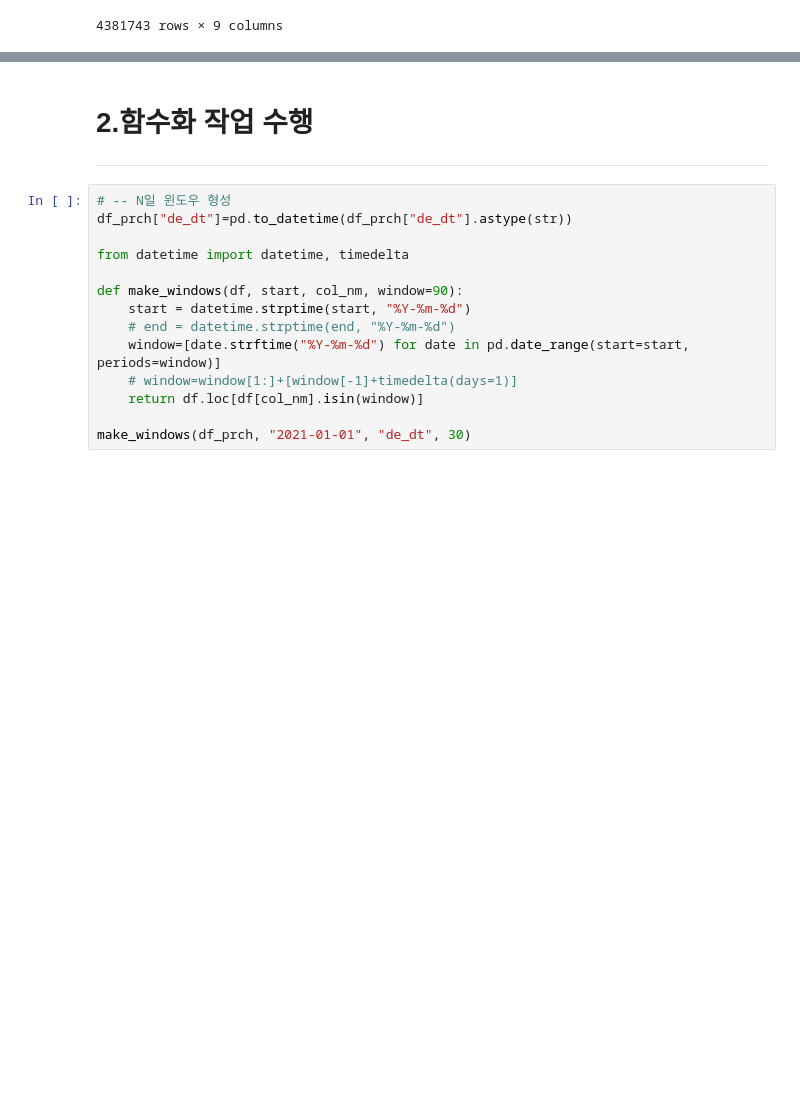
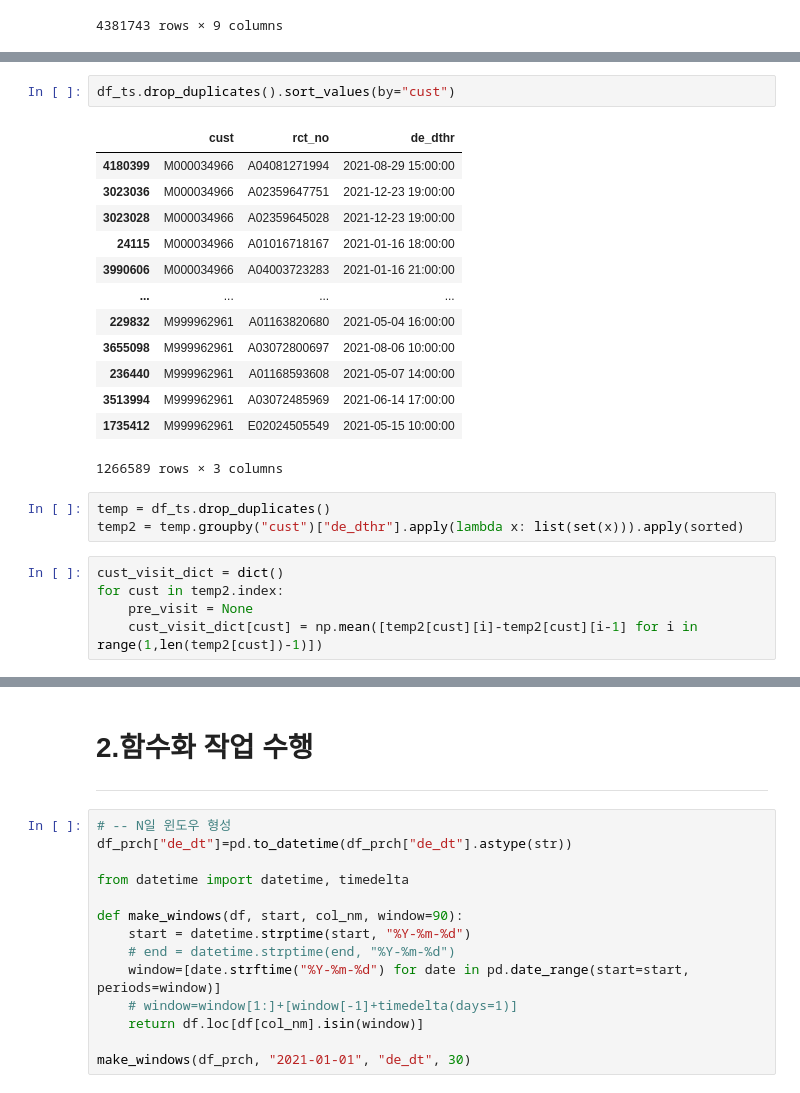
Before and after one commit to osy5882/Lpoint_competition, a Jupyter notebook: assocation_rules/make_rules.ipynb, the cells around one changed output, grey strips where cells are left out. Cells and saved outputs as stored; diff of their text form; blank space fills up the shorter version.

```diff
--- a/assocation_rules/make_rules.ipynb
+++ b/assocation_rules/make_rules.ipynb
@@ -344,0 +369,24 @@ make_ts_column(df_prch)
+# %%
+df_ts.drop_duplicates().sort_values(by="cust")
+# %% [output]
+|  | cust | rct_no | de_dthr |
+| 4180399 | M000034966 | A04081271994 | 2021-08-29 15:00:00 |
+| 3023036 | M000034966 | A02359647751 | 2021-12-23 19:00:00 |
+| 3023028 | M000034966 | A02359645028 | 2021-12-23 19:00:00 |
+| 24115 | M000034966 | A01016718167 | 2021-01-16 18:00:00 |
+| 3990606 | M000034966 | A04003723283 | 2021-01-16 21:00:00 |
+| ... | ... | ... | ... |
+| 229832 | M999962961 | A01163820680 | 2021-05-04 16:00:00 |
+| 3655098 | M999962961 | A03072800697 | 2021-08-06 10:00:00 |
+| 236440 | M999962961 | A01168593608 | 2021-05-07 14:00:00 |
+| 3513994 | M999962961 | A03072485969 | 2021-06-14 17:00:00 |
+| 1735412 | M999962961 | E02024505549 | 2021-05-15 10:00:00 |
+1266589 rows × 3 columns
+# %%
+temp = df_ts.drop_duplicates()
+temp2 = temp.groupby("cust")["de_dthr"].apply(lambda x: list(set(x))).apply(sorted)
+# %%
+cust_visit_dict = dict()
+for cust in temp2.index:
+    pre_visit = None
+    cust_visit_dict[cust] = np.mean([temp2[cust][i]-temp2[cust][i-1] for i in range(1,len(temp2[cust])-1)])
```
Also changed, not shown: parts of 7 cells of this notebook.
